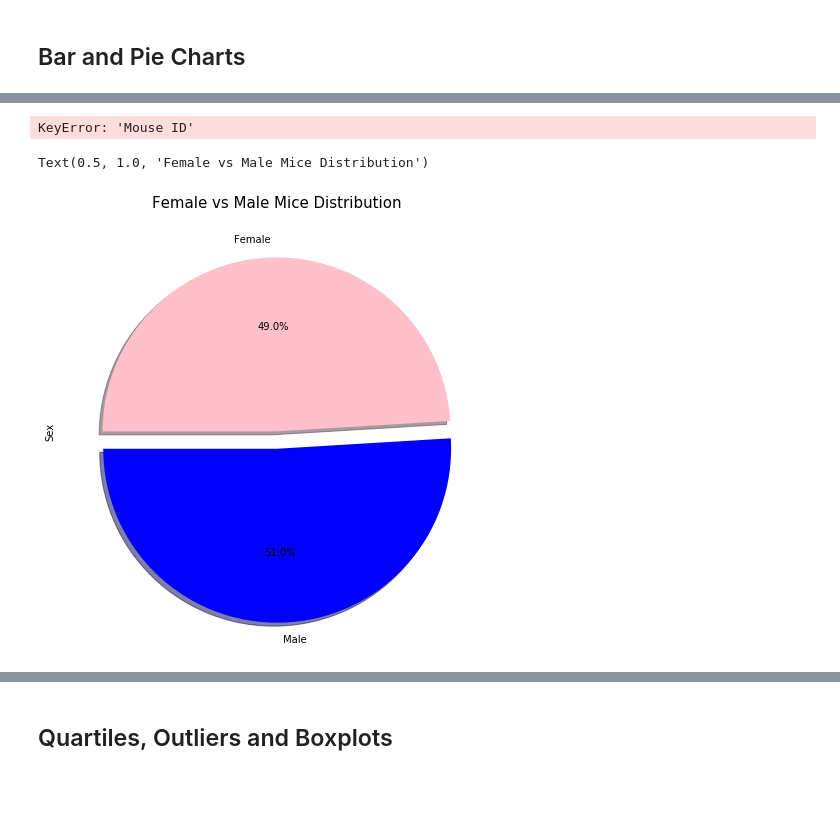
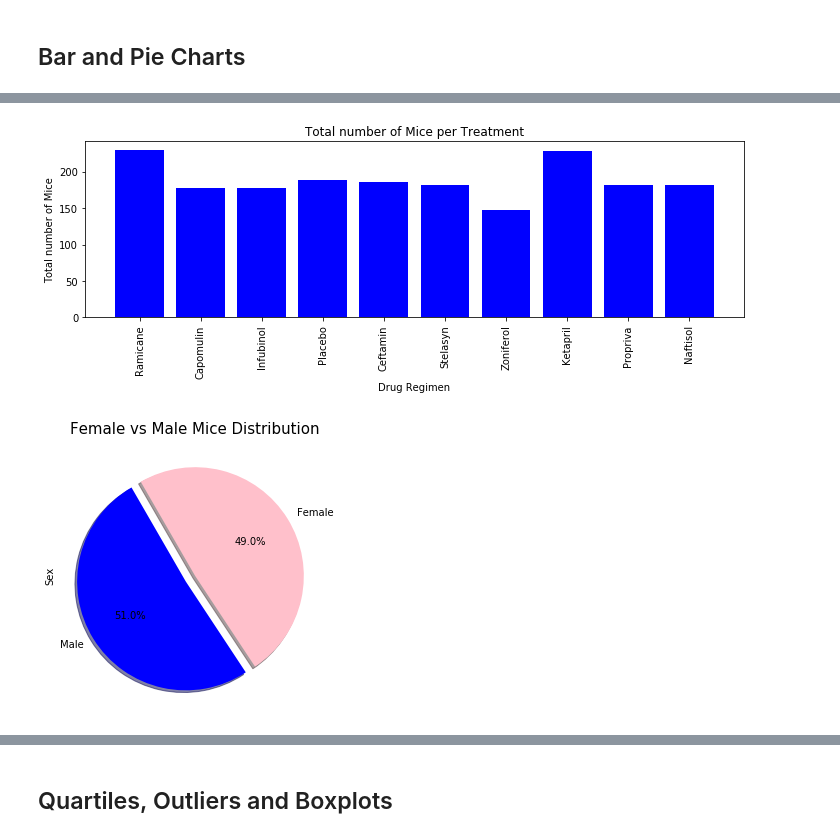
Before and after one commit to UoT-Bootcamp/Python-Matplotlib-Challenge, a Jupyter notebook: 05-Matplotlib_Homework_Instructions_Pymaceuticals_pymaceuticals_starter.ipynb, the cells around one changed output, grey strips where cells are left out. Saved outputs shown, nothing was run; the diff lists cells and outputs as text; code cells hidden in the pictures; blank space fills up the shorter version.

```diff
--- a/05-Matplotlib_Homework_Instructions_Pymaceuticals_pymaceuticals_starter.ipynb
+++ b/05-Matplotlib_Homework_Instructions_Pymaceuticals_pymaceuticals_starter.ipynb
@@ -75,17 +58,8 @@ all_duplicate_mouseid_df
 # %%
 # Create a clean DataFrame by dropping the duplicate mouse by its ID.
 
-# clean_df = mouse_study_data_df.loc[(mouse_study_data_df["Mouse ID"] == duplicate_mice), :]
-
-# clean_df = mouse_study_data_df.drop(mouse_study_data_df.loc[(mouse_study_data_df["Mouse ID"] == duplicate_mice), :])
-
-clean_df = mouse_study_data_df[mouse_study_data_df['Mouse ID'].isin(duplicate_mice)==False]
-clean_df
-
-# clean_df = mouse_study_data_df.drop(mouse_study_data_df.loc[(mouse_study_data_df["Mouse ID"] == duplicate_mice), :)])
-
-# clean_mouse_study_df = mouse_study_data_df.drop_duplicates(mouse_study_data_df["Mouse ID"] == duplicate_mice, keep = False)
-# clean_mouse_study_df.head()
+clean_df = mouse_study_data_df.loc[mouse_study_data_df['Mouse ID'] != duplicate_mice[0], :]
+clean_df.head()
 # %% [output]
 |  | Mouse ID | Drug Regimen | Sex | Age_months | Weight (g) | Timepoint | Tumor Volume (mm3) | ... |
 | 0 | k403 | Ramicane | Male | 21 | 16 | 0 | 45.000000 | ... |
@@ -103,3 +69,0 @@ clean_df
-# %%
-clean_df = mouse_study_data_df.loc[mouse_study_data_df['Mouse ID']!= duplicate_mice[0]]
-clean_df
@@ -258,21 +164,18 @@ plt.show()
 # %%
 # Generate a bar plot showing the total number of mice for each treatment throughout the course of the study using pyplot.
 
-# group_mice_treatment = clean_df.groupby("Drug Regimen")["Mouse ID"].count()
-# unique_treatment = group_mice_treatment.unique()
+pandas_mice_treatment = pandas_mice_treatment.reset_index()
 
-x_axis = np.arange(0, len(group_mice_treatment))
-x_axis
-
+x_axis = np.arange(0, len(pandas_mice_treatment["Drug Regimen"]))
 
 tick_name = ['Ramicane', 'Capomulin', 'Infubinol', 'Placebo', 'Ceftamin',
-        'Stelasyn', 'Zoniferol', 'Ketapril', 'Propriva', 'Naftisol']
+             'Stelasyn', 'Zoniferol', 'Ketapril', 'Propriva', 'Naftisol']
 
+plt.figure(figsize=(10,4))
 
+plt.bar(x_axis, pandas_mice_treatment["Total number of Mice"], color = "blue", align = "center")
+plt.xticks(x_axis, tick_name, rotation = "vertical")
 
-plt.bar(x_axis, group_mice_treatment["Mouse ID"], color = "blue", align = "center")
-plt.xticks(x_axis, tick_name, rotation = "vertical")
-# plt.figure(figsize=(10,4))
 plt.title("Total number of Mice per Treatment")
 plt.xlabel("Drug Regimen")
 plt.ylabel("Total number of Mice")
@@ -280,21 +183,17 @@ plt.ylabel("Total number of Mice")
 plt.tight_layout()
 plt.show()
 # %% [output]
-KeyError: 'Mouse ID'
+[figure, added]
 # %%
 # Generate a pie plot showing the distribution of female versus male mice using pandas
 color = ["blue", "pink"]
 explode = [0.10, 0]
 mice_gender = clean_df["Sex"].value_counts()
-mice_gender.plot(kind = "pie", autopct="%1.1f%%", colors = color, explode = explode, shadow = True, startangle = 180, figsize = (8, 8))
+mice_gender.plot(kind = "pie", autopct="%1.1f%%", colors = color, explode = explode, shadow = True, startangle = 120, figsize = (5, 5))
 plt.title("Female vs Male Mice Distribution", fontsize = 15)
-# plt.axis = "equal"
-# plt.axis = "off"
-
-# figsize = (30,4)
+plt.show()
 # %% [output]
-Text(0.5, 1.0, 'Female vs Male Mice Distribution')
-[figure, old version]
+[figure, new version]
 # %%
 # Generate a pie plot showing the distribution of female versus male mice using pyplot
 color = ["blue", "pink"]
```
Also changed, not shown: parts of 20 cells of this notebook.
